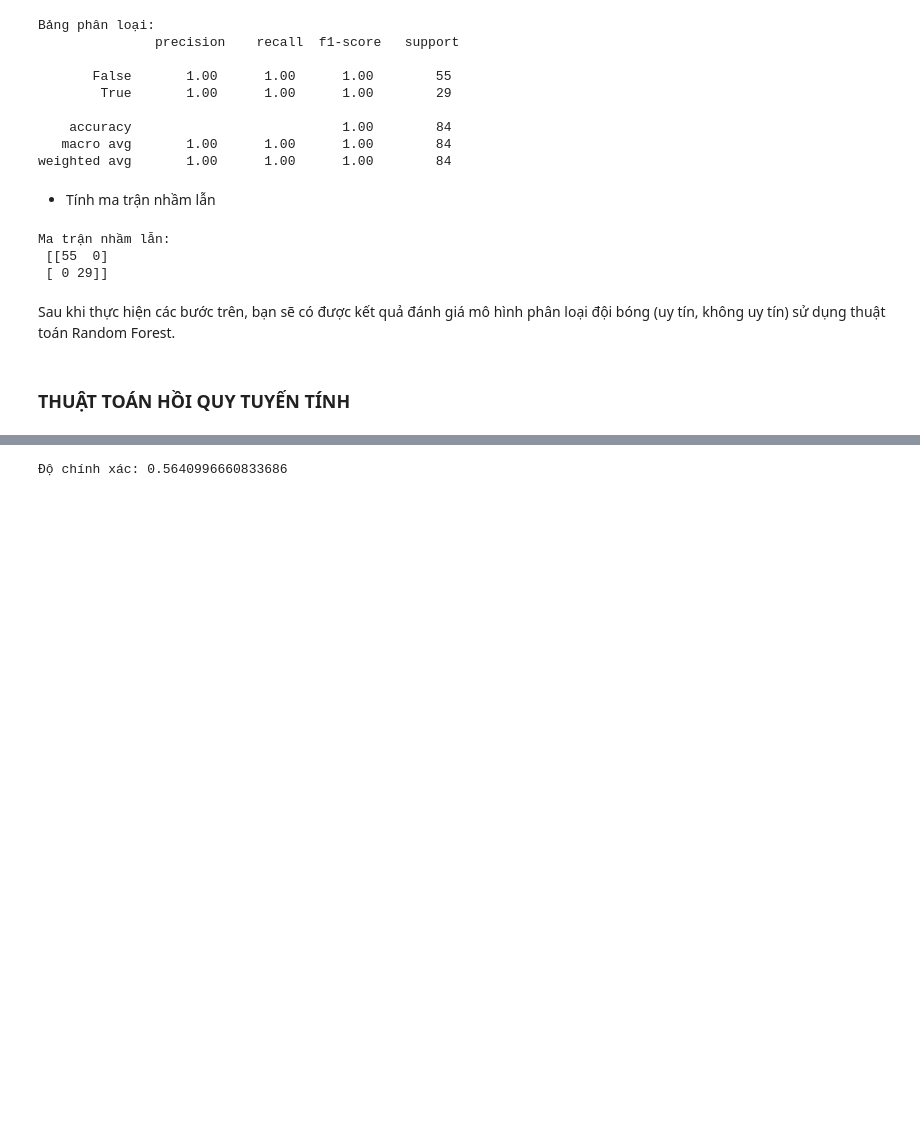
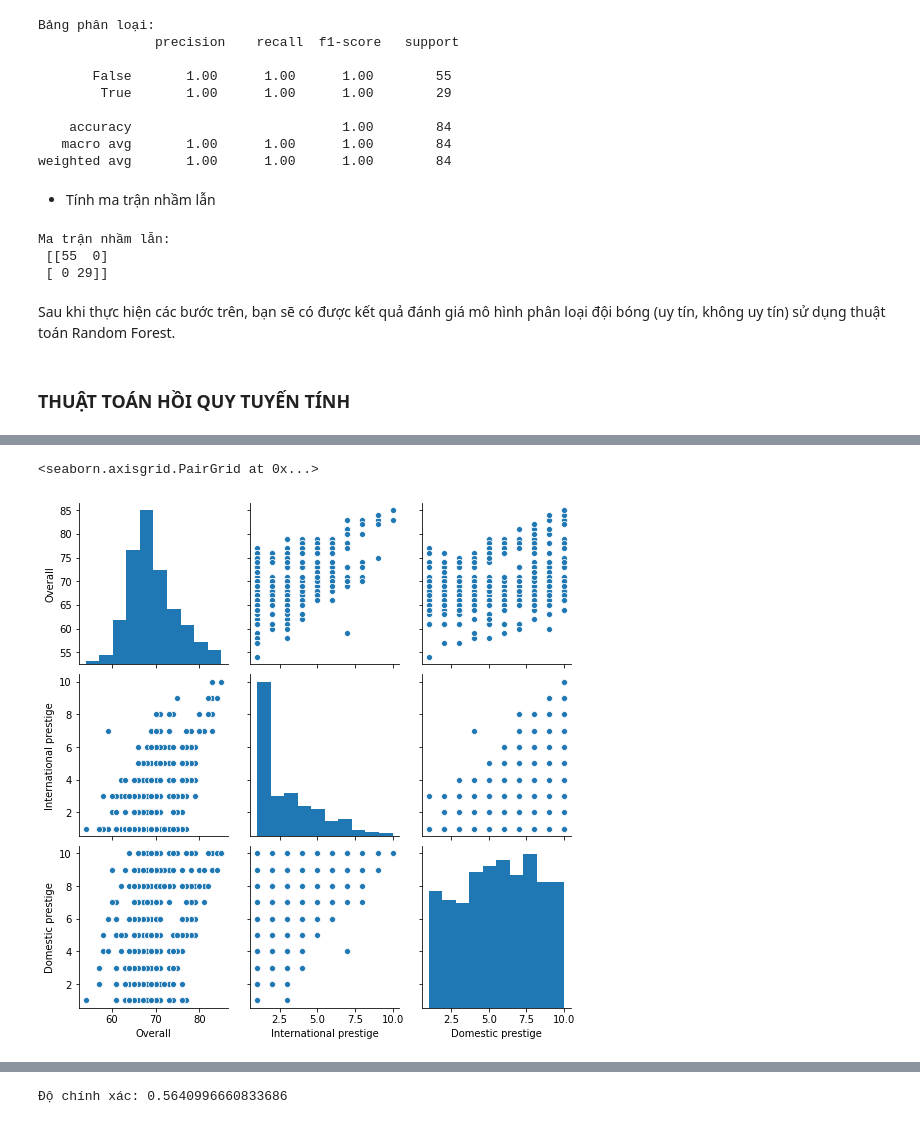
Before and after one commit to huutinhluu/DACK_KHDL, a Jupyter notebook: Nhom07_V2.ipynb, the cells around one changed output, grey strips where cells are left out. Saved outputs shown, nothing was run; the diff lists cells and outputs as text; code cells hidden in the pictures; blank space fills up the shorter version.

```diff
--- a/Nhom07_V2.ipynb
+++ b/Nhom07_V2.ipynb
@@ -995,0 +1009,6 @@ Sau khi thực hiện các bước trên, bạn sẽ có được kết quả đ
+# %%
+import seaborn as sns
+sns.pairplot(X)
+# %% [output]
+<seaborn.axisgrid.PairGrid at 0x...>
+[figure, added]
```
Also changed, not shown: parts of 15 cells of this notebook.
